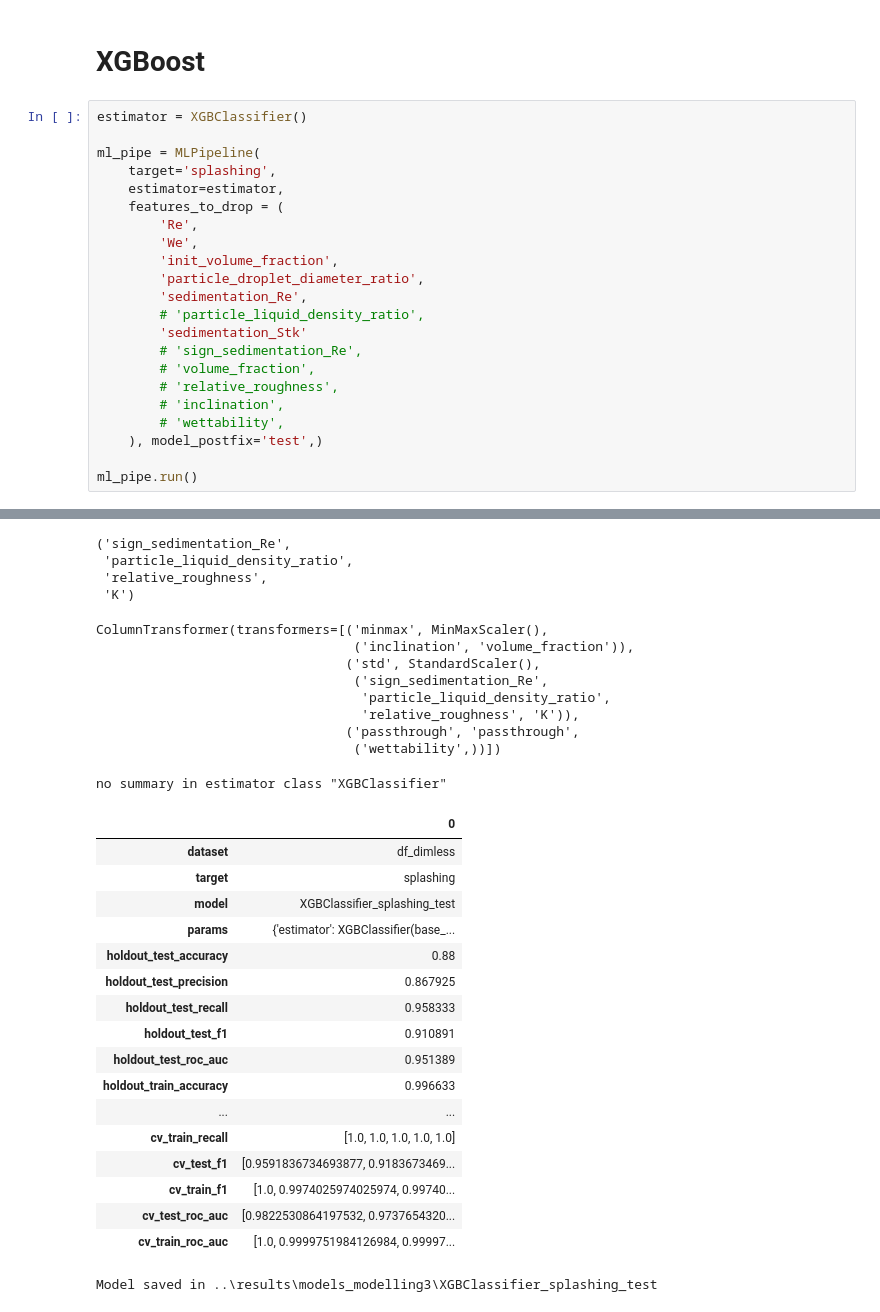
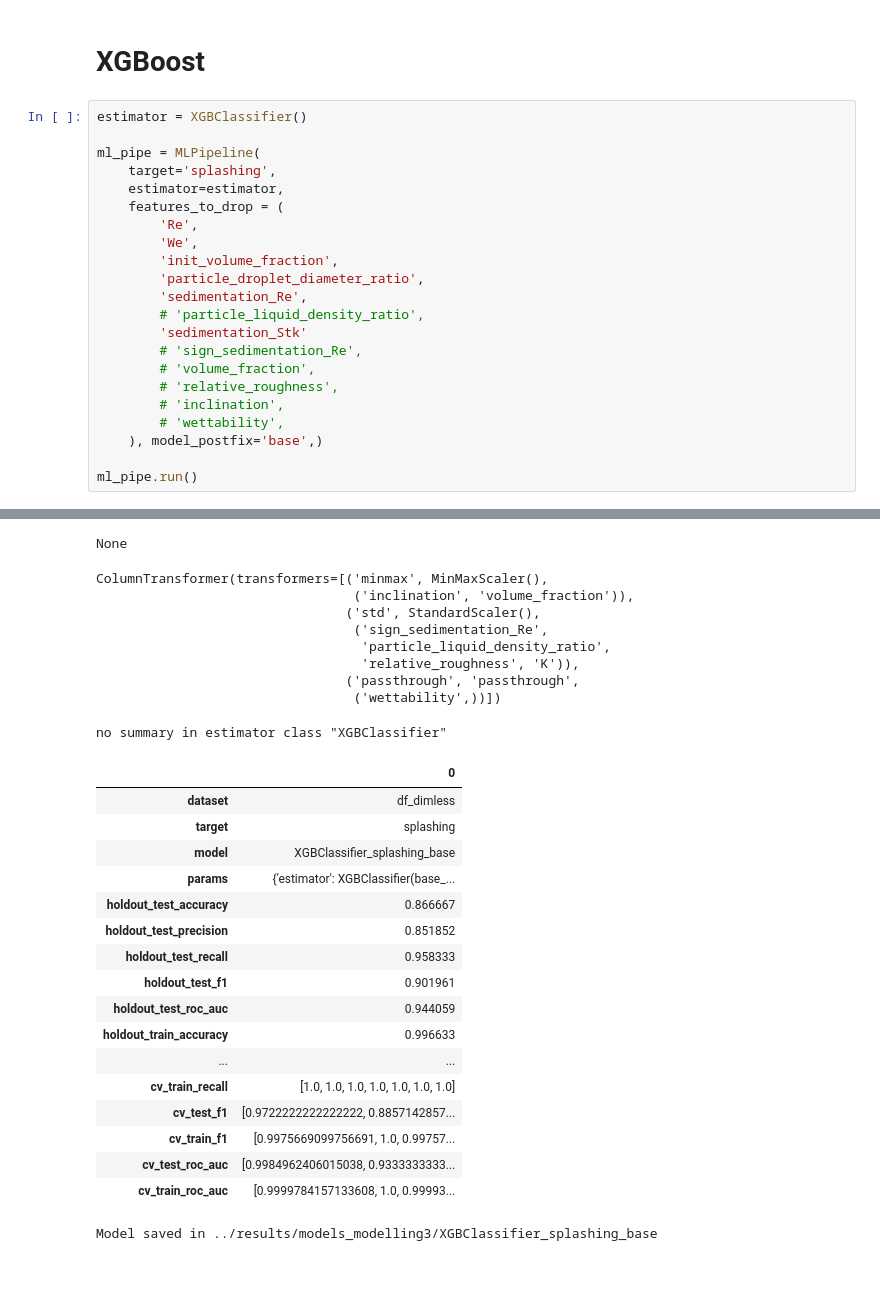
Before and after one commit to mvulf/drop-wall-impact-ml-prediction, a Jupyter notebook: notebooks/modelling_df3_dimless_3.2_nonlogit_models.ipynb, the cells around one changed output, grey strips where cells are left out. Drawn from its saved outputs; the diff is of its cells as text; blank space fills up the shorter version.

```diff
--- a/notebooks/modelling_df3_dimless_mlpipeline_nonlogit_models.ipynb
+++ b/notebooks/modelling_df3_dimless_3.2_nonlogit_models.ipynb
@@ -346,7 +334,7 @@ ml_pipe = MLPipeline(
         # 'relative_roughness',
         # 'inclination',
         # 'wettability',
-    ), model_postfix='test',)
+    ), model_postfix='base',)
 
 ml_pipe.run()
 # %% [output]
@@ -356,34 +344,31 @@ Load split indexes from: ..\data\df_ml_split_splashing.xlsx
 std_features
-('sign_sedimentation_Re',
- 'particle_liquid_density_ratio',
- 'relative_roughness',
- 'K')
+None
 ColumnTransformer(transformers=[('minmax', MinMaxScaler(),
                                  ('inclination', 'volume_fraction')),
                                 ('std', StandardScaler(),
                                  ('sign_sedimentation_Re',
                                   'particle_liquid_density_ratio',
                                   'relative_roughness', 'K')),
                                 ('passthrough', 'passthrough',
                                  ('wettability',))])
 no summary in estimator class "XGBClassifier"
 |  | 0 |
 | dataset | df_dimless |
 | target | splashing |
-| model | XGBClassifier_splashing_test |
+| model | XGBClassifier_splashing_base |
 | params | {'estimator': XGBClassifier(base_... |
-| holdout_test_accuracy | 0.88 |
-| holdout_test_precision | 0.867925 |
+| holdout_test_accuracy | 0.866667 |
+| holdout_test_precision | 0.851852 |
 | holdout_test_recall | 0.958333 |
-| holdout_test_f1 | 0.910891 |
-| holdout_test_roc_auc | 0.951389 |
+| holdout_test_f1 | 0.901961 |
+| holdout_test_roc_auc | 0.944059 |
 | holdout_train_accuracy | 0.996633 |
 | ... | ... |
-| cv_train_recall | [1.0, 1.0, 1.0, 1.0, 1.0] |
-| cv_test_f1 | [0.9591836734693877, 0.9183673469... |
-| cv_train_f1 | [1.0, 0.9974025974025974, 0.99740... |
-| cv_test_roc_auc | [0.9822530864197532, 0.9737654320... |
-| cv_train_roc_auc | [1.0, 0.9999751984126984, 0.99997... |
+| cv_train_recall | [1.0, 1.0, 1.0, 1.0, 1.0, 1.0, 1.0] |
+| cv_test_f1 | [0.9722222222222222, 0.8857142857... |
+| cv_train_f1 | [0.9975669099756691, 1.0, 0.99757... |
+| cv_test_roc_auc | [0.9984962406015038, 0.9333333333... |
+| cv_train_roc_auc | [0.9999784157133608, 1.0, 0.99993... |
-Model saved in ..\results\models_modelling3\XGBClassifier_splashing_test
+Model saved in ../results/models_modelling3/XGBClassifier_splashing_base
 # %%
 model = joblib.load(
```
Also changed, not shown: parts of 10 cells of this notebook, 19 other files.
